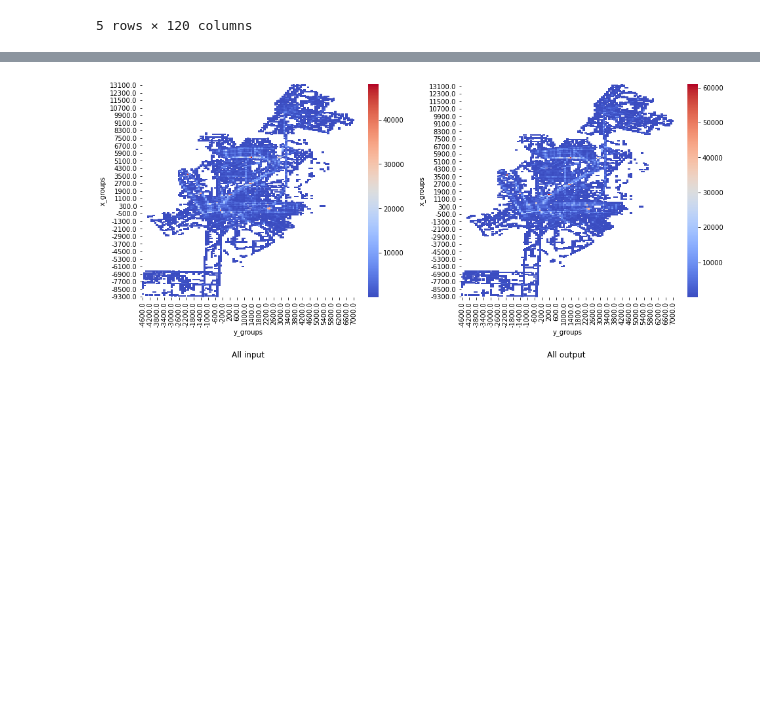
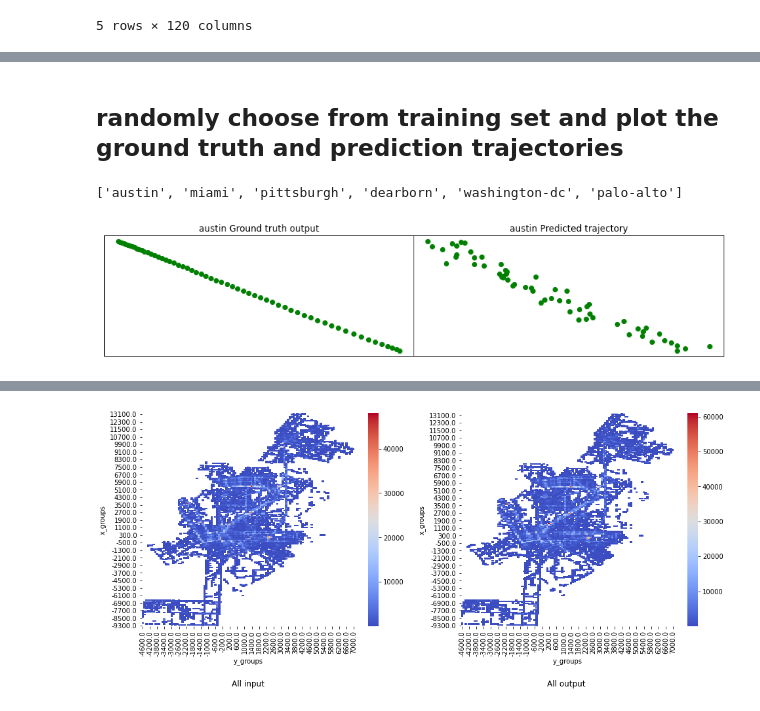
Before and after one commit to zaxiang/Autonomous-vehicle-motion-forecasting, a Jupyter notebook: Load_Argo2_Public.ipynb, the cells around one changed output, grey strips where cells are left out. Drawn from its saved outputs; the diff is of its cells as text; code cells hidden in the pictures; blank space fills up the shorter version.

```diff
--- a/Load_Argo2_Public.ipynb
+++ b/Load_Argo2_Public.ipynb
@@ -356,8 +301,0 @@ submission = submission.set_index("ID")
-# %%
-cities = ['austin', 'dearborn', 'miami', 'palo-alto', 'pittsburgh', 'washington-dc']
-
-for city in cities:
-    preds = get_pred(city)
-    for i, p in enumerate(preds):
-        new_p = p.reshape(-1, 120).float().tolist()[0]
-        submission.loc[str(i)+'_'+city] = new_p
@@ -363,0 +323,3 @@ for city in cities:
+# %%
+for city in cities[1:]:
+    train_model_everything(city)
@@ -363,0 +388,38 @@ for city in cities:
+# %% [markdown]
+## randomly choose from training set and plot the ground truth and prediction trajectories
+# %%
+from random import *
+def plot_truth_prediction(city):
+
+    fig, axs = plt.subplots(1,2, figsize=(15, 3), facecolor='w', edgecolor='k')
+    fig.subplots_adjust(hspace = .5, wspace=.001)
+    axs = axs.ravel()
+
+
+    idx = randint(0, int(55029 * 0.8 - 1))
+    truth = dic[city][0][idx]
+    prediction = dic[city][1][idx]
+
+    truth_array = np.array(truth.tolist()[0])
+    prediction_array = np.array(prediction.tolist()[0])
+
+
+    axs[0].xaxis.set_ticks([])
+    axs[0].yaxis.set_ticks([])
+
+    axs[0].scatter(truth_array[:,0], truth_array[:,1], color='green')
+    axs[0].set_title(city + ' Ground truth output')
+
+    axs[1].xaxis.set_ticks([])
+    axs[1].yaxis.set_ticks([])
+
+    axs[1].scatter(prediction_array[:,0], prediction_array[:,1], color='green')
+    axs[1].set_title(city + ' Predicted trajectory')
+# %%
+cities
+# %% [output]
+['austin', 'miami', 'pittsburgh', 'dearborn', 'washington-dc', 'palo-alto']
+# %%
+plot_truth_prediction('austin')
+# %% [output]
+[figure, added]
```
Also changed, not shown: parts of 64 cells of this notebook, 2 other files.
